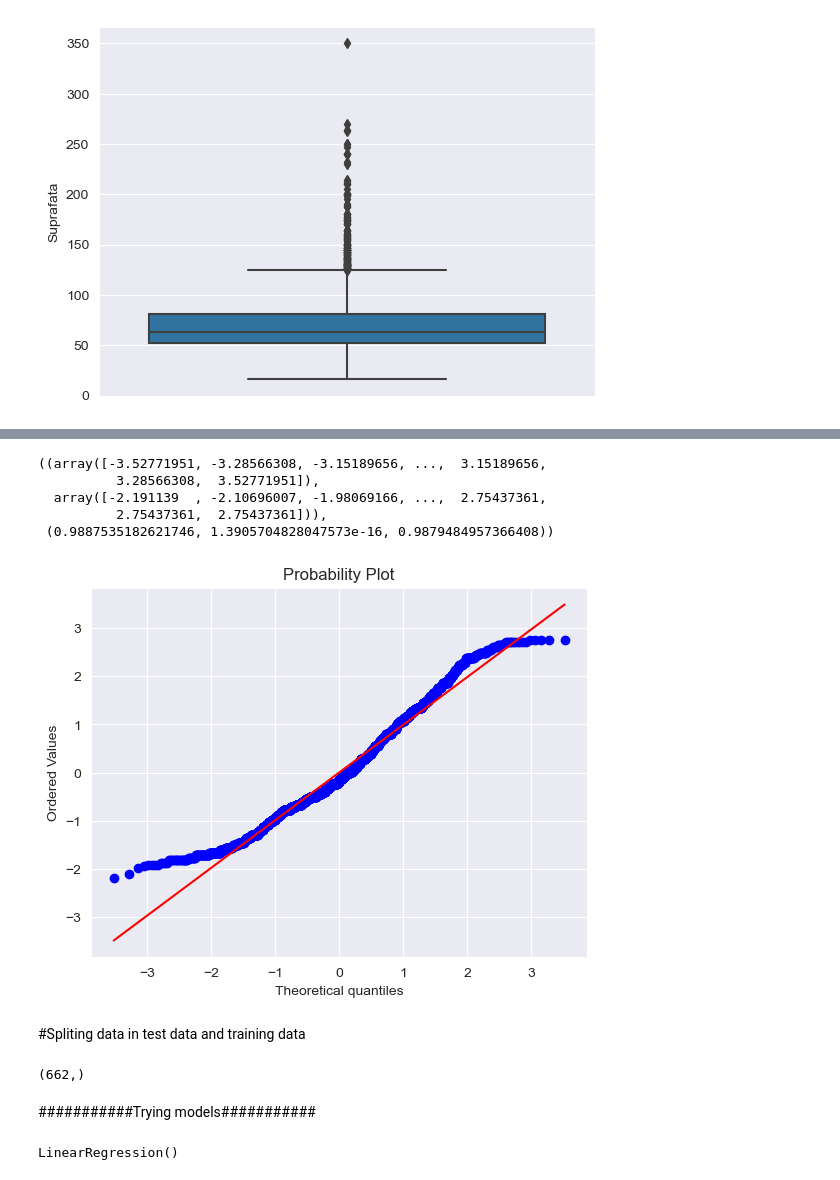
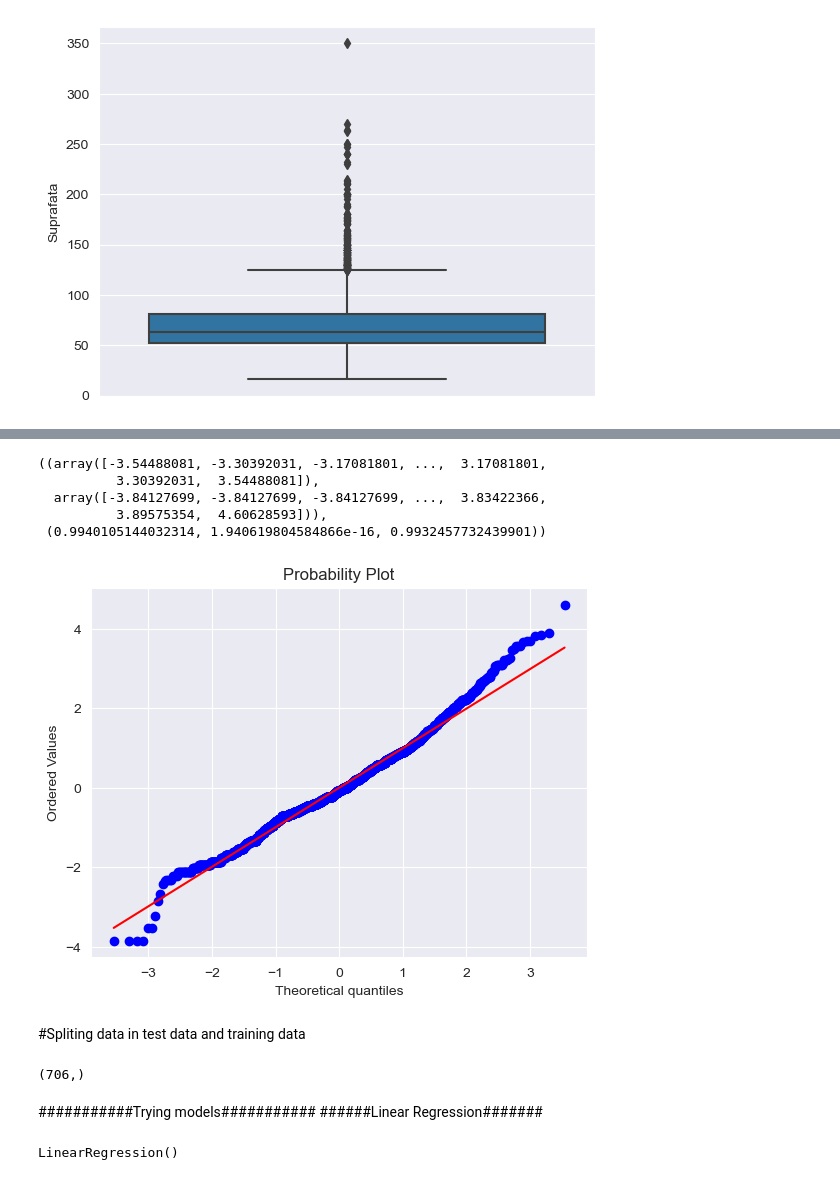
Before and after one commit to MirceaPetcu/BucharestHousePrediction, a Jupyter notebook: HousePricePrediction.ipynb, the cells around one changed output, grey strips where cells are left out. Cells and saved outputs as stored; diff of their text form; code cells hidden in the pictures.

```diff
--- a/HousePricePrediction.ipynb
+++ b/HousePricePrediction.ipynb
@@ -143,3 +110,3 @@ sns.histplot(x=dataset3['Suprafata'],kde=True)
 # %%
 # log normalization - correct the skewness
-# dataset3['Suprafata'] = np.log(dataset3['Suprafata'])
+dataset2['Suprafata'] = np.log(dataset2['Suprafata'])
@@ -157,3 +113,3 @@ array([[ 1.97329451],
 # %%
 # standardazation => mean = 0, std = 1
-dataset3['Suprafata'] = (dataset3['Suprafata'] - dataset3['Suprafata'].mean())/dataset3['Suprafata'].std()
+dataset2['Suprafata'] = (dataset2['Suprafata'] - dataset2['Suprafata'].mean())/dataset2['Suprafata'].std()
@@ -167,25 +121,26 @@ sns.histplot(x=dataset3['Suprafata'],kde=True)
 # %%
-stats.probplot(x=dataset3['Suprafata'],plot=plt)
+stats.probplot(x=dataset2['Suprafata'],plot=plt)
 # %% [output]
-((array([-3.52771951, -3.28566308, -3.15189656, ...,  3.15189656,
-          3.28566308,  3.52771951]),
-  array([-2.191139  , -2.10696007, -1.98069166, ...,  2.75437361,
-          2.75437361,  2.75437361])),
- (0.9887535182621746, 1.3905704828047573e-16, 0.9879484957366408))
+((array([-3.54488081, -3.30392031, -3.17081801, ...,  3.17081801,
+          3.30392031,  3.54488081]),
+  array([-3.84127699, -3.84127699, -3.84127699, ...,  3.83422366,
+          3.89575354,  4.60628593])),
+ (0.9940105144032314, 1.940619804584866e-16, 0.9932457732439901))
-[figure, old version]
+[figure, new version]
 # %% [markdown]
 #Spliting data in test data and training data
 # %%
-X = dataset3.drop(['Pret'],axis = 1)
-Y = dataset3['Pret']
+X = dataset2.drop(['Pret'],axis = 1)
+Y = dataset2['Pret']
 from sklearn.model_selection import train_test_split
 x_train,x_test,y_train,y_test = train_test_split(X,Y,random_state=0,test_size=.2)
 y_train.shape
 y_test.shape
 # %% [output]
-(662,)
+(706,)
 # %% [markdown]
 ###########Trying models###########
+######Linear Regression#######
 # %%
 from sklearn.linear_model import LinearRegression
 model_linear_reg = LinearRegression()
```
Also changed, not shown: parts of 28 cells of this notebook.
